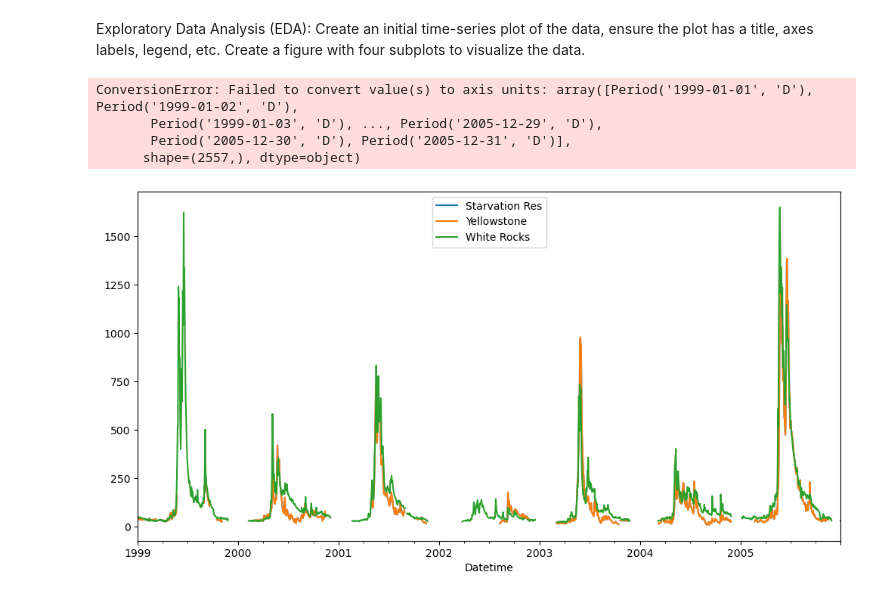
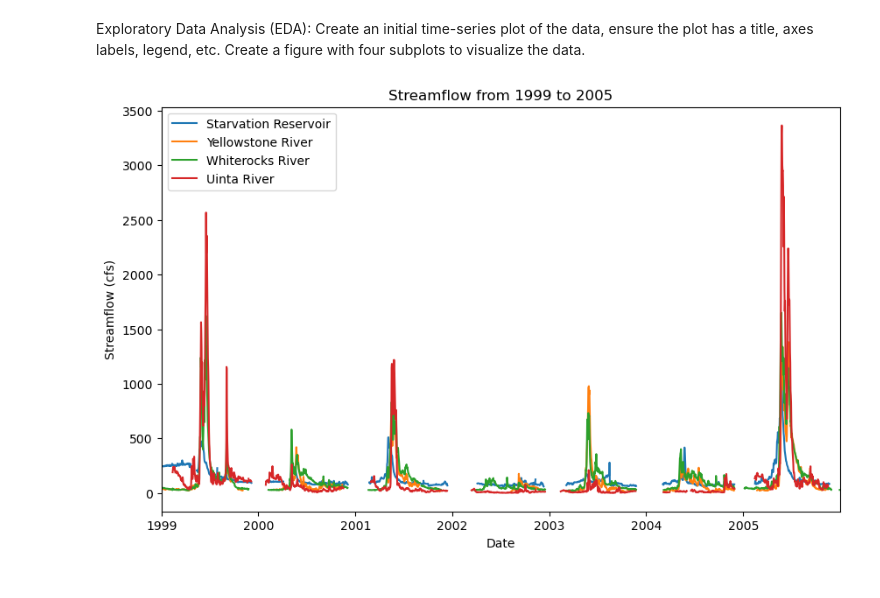
Before and after one commit to annasosnovske/HydroinformaticsHW1, a Jupyter notebook: notebooks/notebook.ipynb, the cells around one changed output. Cells and saved outputs as stored; diff of their text form; code cells hidden in the pictures.

Commit message:
created plots

```diff
--- a/notebooks/notebook.ipynb
+++ b/notebooks/notebook.ipynb
@@ -3,7 +3,7 @@ Load Data: Read the raw data into a Pandas DataFrame from your data/ folder.
 # %%
 # load data set 09288180_1980_2020.csv from data folder
 import pandas as pd
-streamflow_starvationres = pd.read_csv('../data/09292000_1980_2020.csv')
+streamflow_starvationres = pd.read_csv('../data/09288180_1980_2020.csv')
 print(streamflow_starvationres.head())
 # %% [output]
      Datetime  USGS_flow    variable  USGS_ID measurement_unit     qualifiers  \
@@ -84,0 +91,6 @@ streamflow_whiterocks = streamflow_whiterocks.set_index("Datetime")
+# %%
+# set Datetime as index for starvationres and uinta data sets
+streamflow_starvationres["Datetime"] = pd.to_datetime(streamflow_starvationres["Datetime"])
+streamflow_starvationres = streamflow_starvationres.set_index("Datetime")
+streamflow_uinta["Datetime"] = pd.to_datetime(streamflow_uinta["Datetime"])
+streamflow_uinta = streamflow_uinta.set_index("Datetime")
@@ -85,19 +99,26 @@ streamflow_whiterocks = streamflow_whiterocks.set_index("Datetime")
 # %% [markdown]
 Process the data: Subset the data so that all of the data is overlapping and is 6 years in length.
 # %%
-# slice data set to include data from 1999 to 2005
-streamflow_uinta = streamflow_uinta.loc['1999-01-01':'2005-12-31']
 # slice all data sets to include data from 1999 to 2005
 streamflow_starvationres_1999_2005 = streamflow_starvationres.loc['1999-01-01':'2005-12-31']
 streamflow_yellowstone_1999_2005 = streamflow_yellowstone.loc['1999-01-01':'2005-12-31']
 streamflow_whiterocks_1999_2005 = streamflow_whiterocks.loc['1999-01-01':'2005-12-31']
+streamflow_uinta_1999_2005 = streamflow_uinta.loc['1999-01-01':'2005-12-31']
 # %% [markdown]
 Exploratory Data Analysis (EDA): Create an initial time-series plot of the data, ensure the plot has a title, axes labels, legend, etc. Create a figure with four subplots to visualize the data.
 # %%
+# create plot with all four data sets from 1999 through 2005
+plt.figure(figsize=(10,6))
+plt.plot(streamflow_starvationres_1999_2005["USGS_flow"], label="Starvation Reservoir")
+plt.plot(streamflow_yellowstone_1999_2005["USGS_flow"], label="Yellowstone River")
+plt.plot(streamflow_whiterocks_1999_2005["USGS_flow"], label="Whiterocks River")
+plt.plot(streamflow_uinta_1999_2005["USGS_flow"], label="Uinta River")
+plt.xlabel("Date")
+plt.ylabel("Streamflow (cfs)")
+plt.title("Streamflow from 1999 to 2005")
+plt.legend()
+plt.xlim(pd.to_datetime("1999-01-01"), pd.to_datetime("2005-12-31"))
+plt.show()
 # %% [output]
-ConversionError: Failed to convert value(s) to axis units: array([Period('1999-01-01', 'D'), Period('1999-01-02', 'D'),
-       Period('1999-01-03', 'D'), ..., Period('2005-12-29', 'D'),
-       Period('2005-12-30', 'D'), Period('2005-12-31', 'D')],
-      shape=(2557,), dtype=object)
-[figure, old version]
+[figure, new version]
 # %%
```
Also changed, not shown: parts of 11 cells of this notebook.
